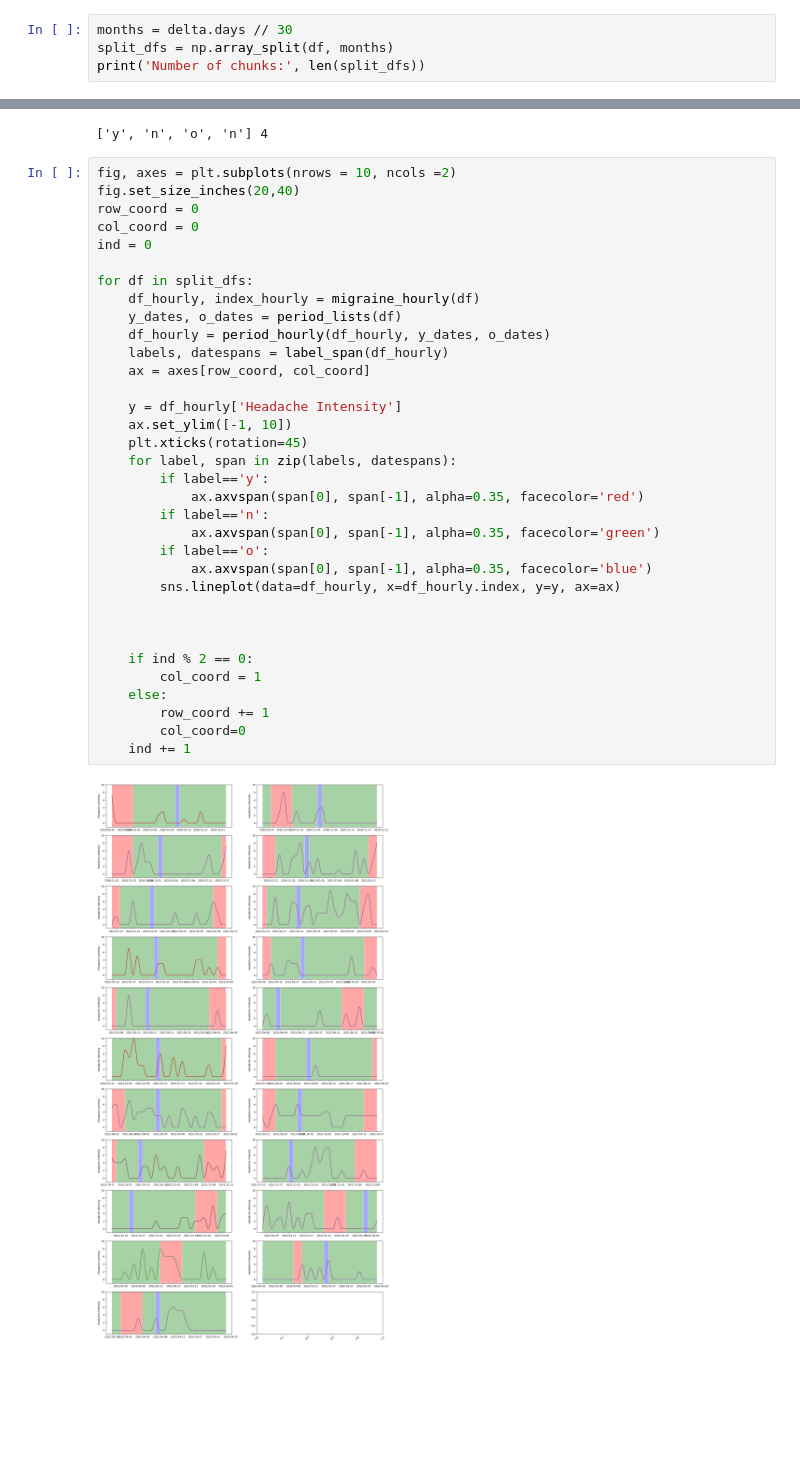
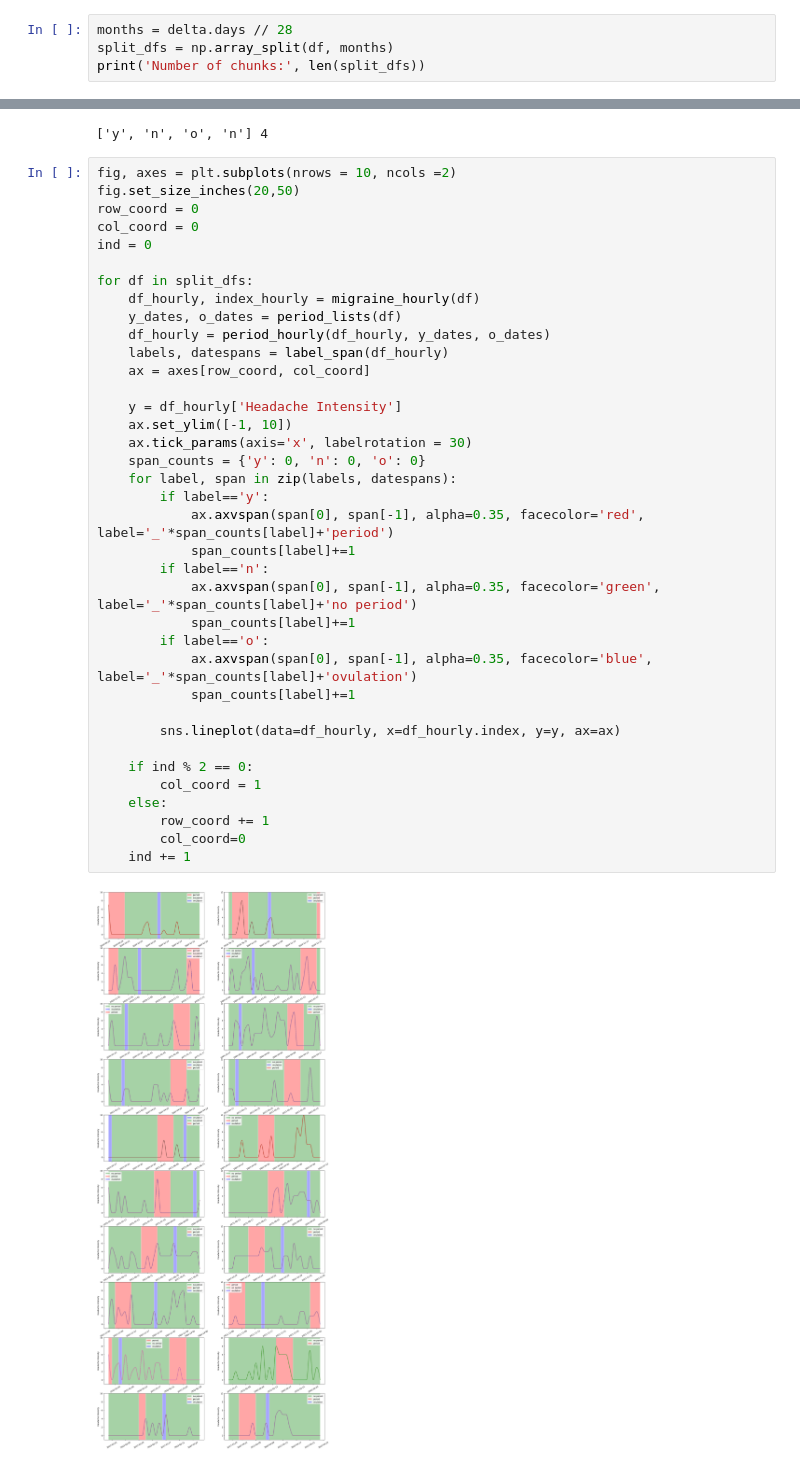
Before and after one commit to svetaku/Health-Visualization-Project, a Jupyter notebook: health_graph.ipynb, the cells around one changed output, grey strips where cells are left out. Saved outputs shown, nothing was run; the diff lists cells and outputs as text; blank space fills up the shorter version.

```diff
--- a/health_graph.ipynb
+++ b/health_graph.ipynb
@@ -83,7 +83,7 @@ Number of period cycles: 21
 # %% [markdown]
 Breaking down the data into 30-day periods. This will make for a clearer visualization, and also allow to test out the data preparation functions on a smaller partition of data rather than on the whole dataset.
 # %%
-months = delta.days // 30
+months = delta.days // 28
 split_dfs = np.array_split(df, months)
 print('Number of chunks:', len(split_dfs))
 # %% [output]
@@ -218,37 +221,40 @@ print(labels, len(datespans))
 ['y', 'n', 'o', 'n'] 4
 # %%
 fig, axes = plt.subplots(nrows = 10, ncols =2)
-fig.set_size_inches(20,40)
+fig.set_size_inches(20,50)
 row_coord = 0
 col_coord = 0
 ind = 0
 
 for df in split_dfs:
     df_hourly, index_hourly = migraine_hourly(df)
     y_dates, o_dates = period_lists(df)
     df_hourly = period_hourly(df_hourly, y_dates, o_dates)
     labels, datespans = label_span(df_hourly)
     ax = axes[row_coord, col_coord]
 
     y = df_hourly['Headache Intensity']
     ax.set_ylim([-1, 10])
-    plt.xticks(rotation=45)
+    ax.tick_params(axis='x', labelrotation = 30)
+    span_counts = {'y': 0, 'n': 0, 'o': 0}
     for label, span in zip(labels, datespans):
         if label=='y':
-            ax.axvspan(span[0], span[-1], alpha=0.35, facecolor='red')
+            ax.axvspan(span[0], span[-1], alpha=0.35, facecolor='red', label='_'*span_counts[label]+'period')
+            span_counts[label]+=1
         if label=='n':
-            ax.axvspan(span[0], span[-1], alpha=0.35, facecolor='green')
+            ax.axvspan(span[0], span[-1], alpha=0.35, facecolor='green', label='_'*span_counts[label]+'no period')
+            span_counts[label]+=1
         if label=='o':
-            ax.axvspan(span[0], span[-1], alpha=0.35, facecolor='blue')
+            ax.axvspan(span[0], span[-1], alpha=0.35, facecolor='blue', label='_'*span_counts[label]+'ovulation')
+            span_counts[label]+=1
+
         sns.lineplot(data=df_hourly, x=df_hourly.index, y=y, ax=ax)
-
-
 
     if ind % 2 == 0:
         col_coord = 1
     else:
         row_coord += 1
         col_coord=0
     ind += 1
 # %% [output]
-[figure, old version]
+[figure, new version]
```
Also changed, not shown: parts of 7 cells of this notebook.
